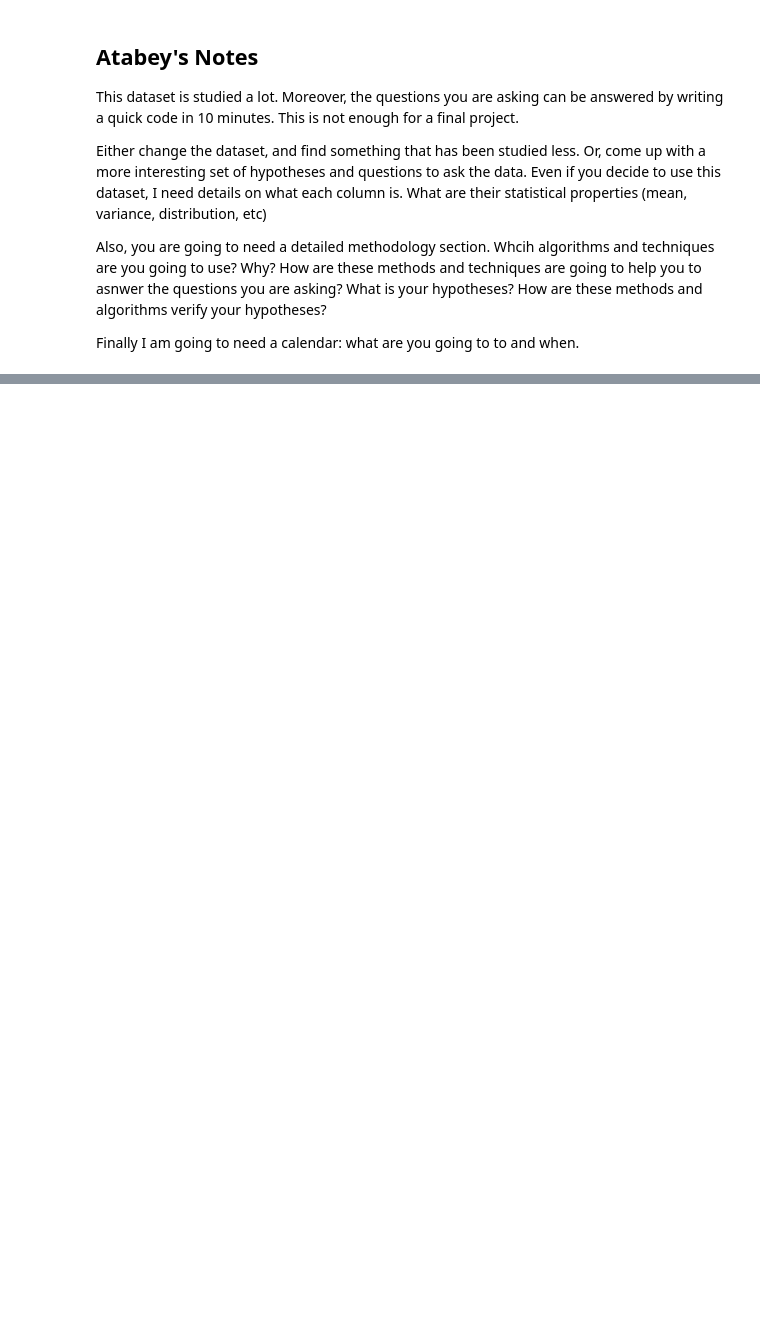
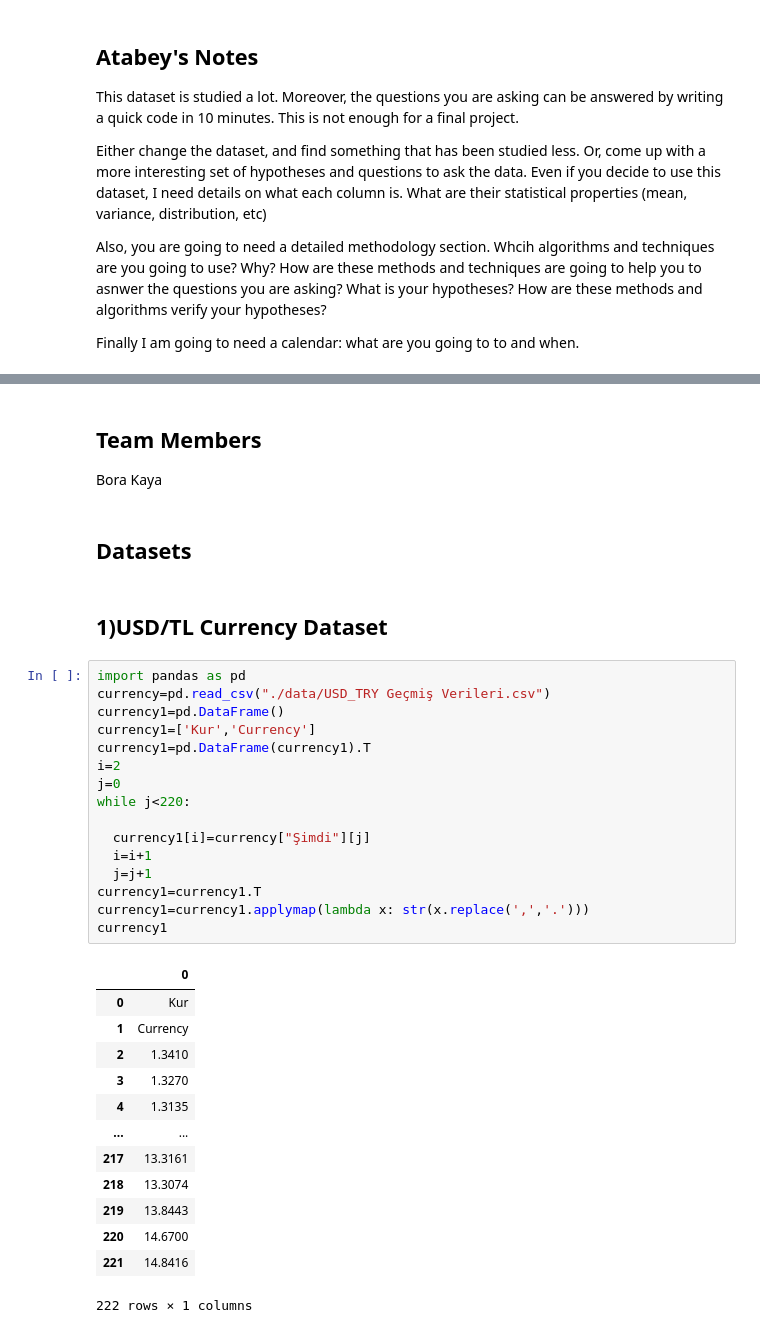
Before and after one commit to kayabo19/Average-Food-Price-Analysis, a Jupyter notebook: Final_Project_Proposal.ipynb, the cells around one changed output, grey strips where cells are left out. Cells and saved outputs as stored; diff of their text form; blank space fills up the shorter version.

```diff
--- a/Final_Project_Proposal.ipynb
+++ b/Final_Project_Proposal.ipynb
@@ -74,0 +17,37 @@ Finally I am going to need a calendar: what are you going to to and when.
+# %% [markdown]
+## Team Members
+Bora Kaya
+# %% [markdown]
+## Datasets
+# %% [markdown]
+## 1)USD/TL Currency Dataset
+# %%
+import pandas as pd
+currency=pd.read_csv("./data/USD_TRY Geçmiş Verileri.csv")
+currency1=pd.DataFrame()
+currency1=['Kur','Currency']
+currency1=pd.DataFrame(currency1).T
+i=2
+j=0
+while j<220:
+
+  currency1[i]=currency["Şimdi"][j]
+  i=i+1
+  j=j+1
+currency1=currency1.T
+currency1=currency1.applymap(lambda x: str(x.replace(',','.')))
+currency1
+# %% [output]
+|  | 0 |
+| 0 | Kur |
+| 1 | Currency |
+| 2 | 1.3410 |
+| 3 | 1.3270 |
+| 4 | 1.3135 |
+| ... | ... |
+| 217 | 13.3161 |
+| 218 | 13.3074 |
+| 219 | 13.8443 |
+| 220 | 14.6700 |
+| 221 | 14.8416 |
+222 rows × 1 columns
```
Also changed, not shown: parts of 14 cells of this notebook, 2 other files.
